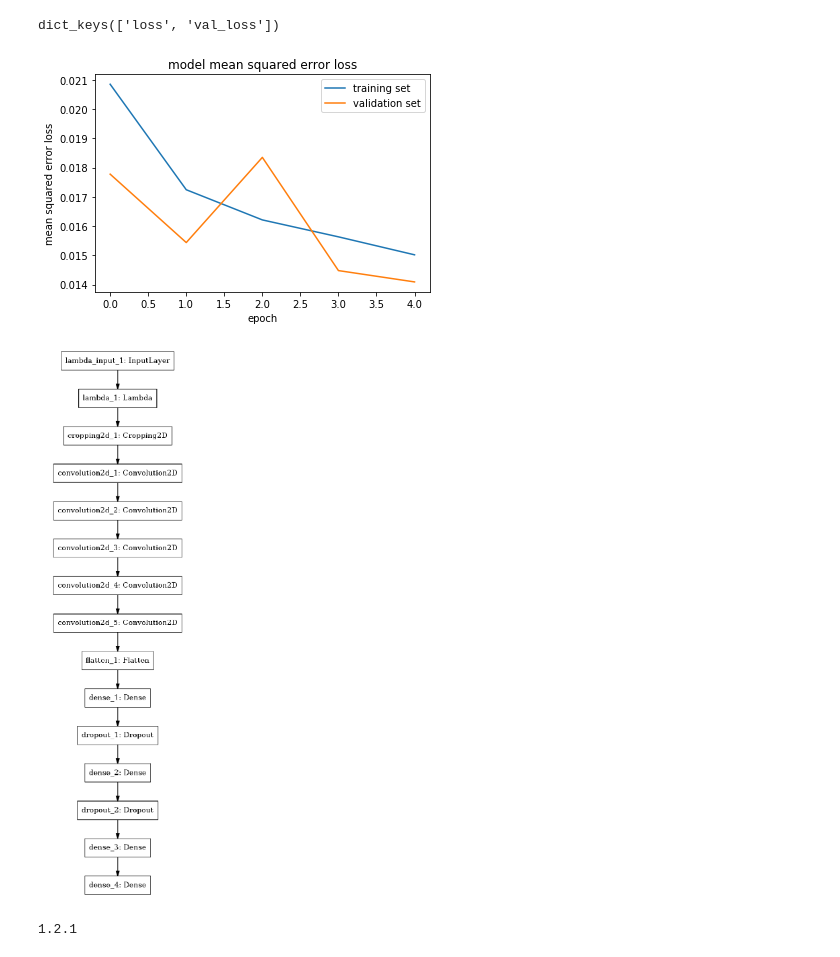
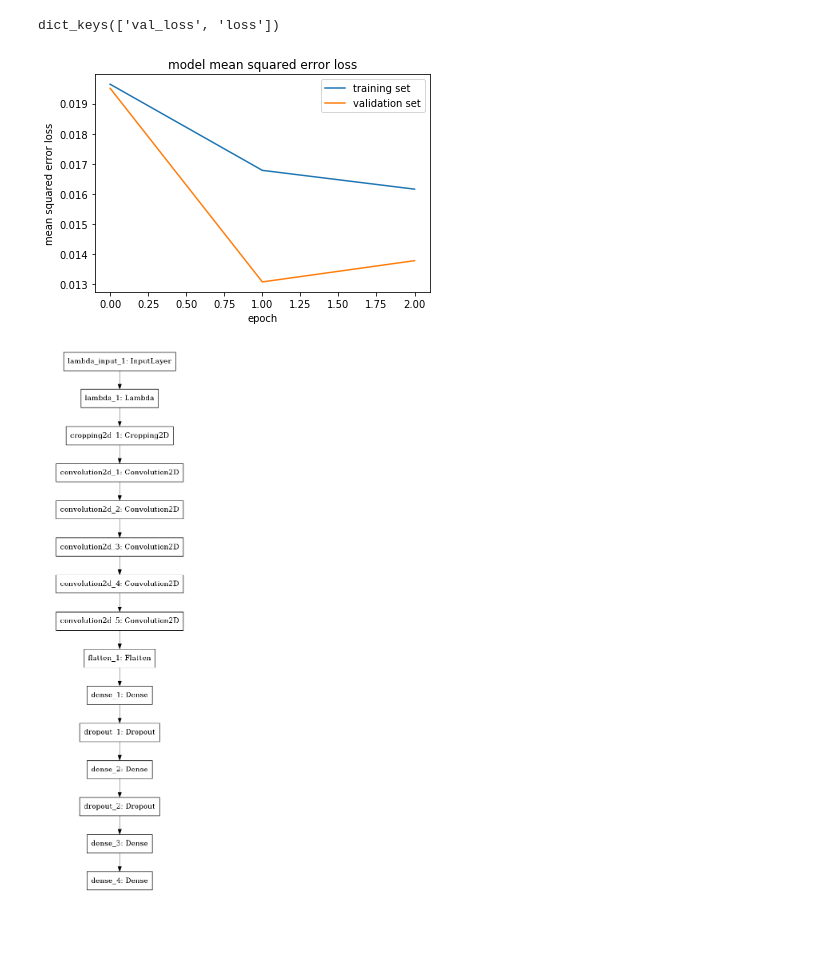
Before and after one commit to yuan-ji/CarND-Behavioral-Cloning-P3, a Jupyter notebook: model.ipynb, the cells around one changed output. Cells and saved outputs as stored; diff of their text form; code cells hidden in the pictures; blank space fills up the shorter version.

```diff
--- a/model.ipynb
+++ b/model.ipynb
@@ -17,8 +17,6 @@ with open('./data/driving_log.csv') as csvfile:
 from sklearn.model_selection import train_test_split
 train_samples, validation_samples = train_test_split(samples, test_size=0.2)
 
-
-# plt.imshow()
 
 def generator(samples, batch_size=32):
     num_samples = len(samples)
@@ -75,9 +73,9 @@ model.add(Convolution2D(64,3,3,activation = 'relu'))
 
 model.add(Flatten())
 model.add(Dense(100))
-model.add(Dropout(0.2))
+model.add(Dropout(0.15))
 model.add(Dense(50))
-model.add(Dropout(0.2))
+model.add(Dropout(0.15))
 model.add(Dense(10))
 model.add(Dense(1))
 
@@ -87,6 +85,8 @@ history_object = model.fit_generator(train_generator, samples_per_epoch =
     len(train_samples)*6, validation_data =
     validation_generator,
     nb_val_samples = len(validation_samples),
-    nb_epoch=5, verbose=1)
+    nb_epoch=3, verbose=1)
+
+model.save('model.h5')
 # %% [output]
 Using TensorFlow backend.
@@ -114,28 +108,18 @@ plt.title('model mean squared error loss')
 plt.ylabel('mean squared error loss')
 plt.xlabel('epoch')
 plt.legend(['training set', 'validation set'], loc='upper right')
-plt.savefig('./writeup_images/loss.png')
-
+plt.savefig('writeup_images/loss.png')
 plt.show()
-
-
-model.save('model.h5')
 # %% [output]
-dict_keys(['loss', 'val_loss'])
+dict_keys(['val_loss', 'loss'])
-[figure, old version]
+[figure, new version]
 # %%
-# %matplotlib inline
 #print model
 plot(model, to_file='./writeup_images/model.png')
 model_image = mpimg.imread('./writeup_images/model.png')
-plt.figure(figsize=[10, 30])
+plt.figure(figsize=[10, 25])
 plt.axis('off')
 plt.imshow(model_image)
 plt.show()
 # %% [output]
-[figure, old version]
+[figure, new version]
-# %%
-import keras
-print (keras.__version__)
-# %% [output]
-1.2.1
```
Also changed, not shown: parts of 1 cell of this notebook, 12 other files.
